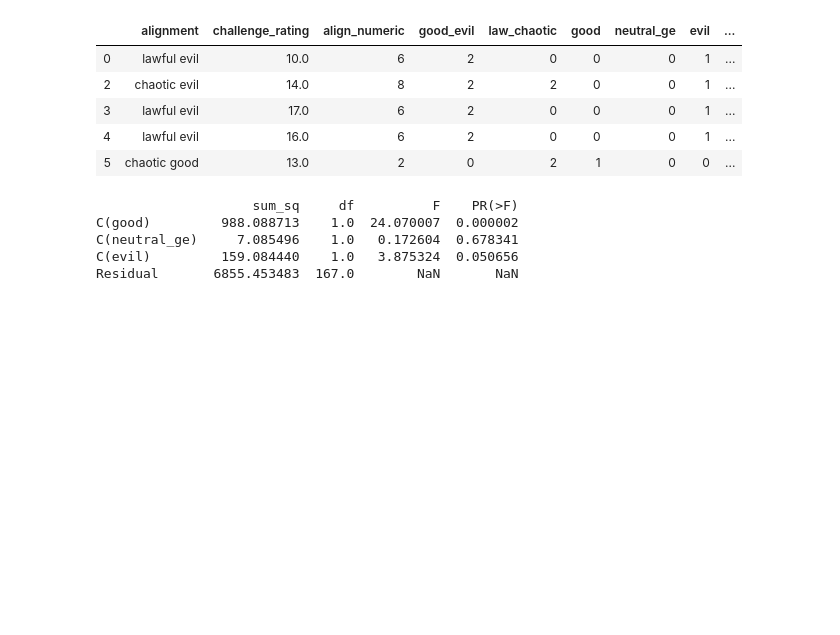
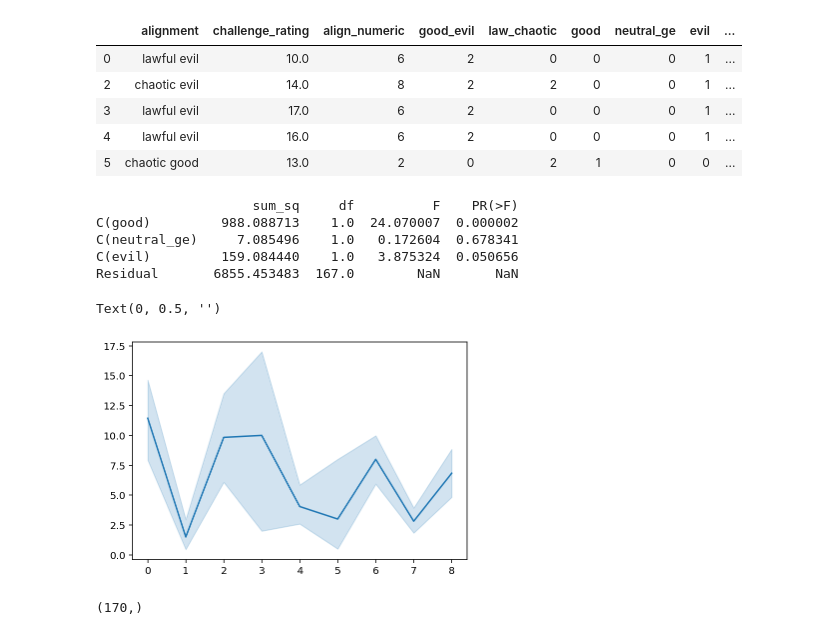
Before and after one commit to ZMBailey/dndmonsters, a Jupyter notebook: monster_stats.ipynb, the cells around one changed output. Drawn from its saved outputs; the diff is of its cells as text; code cells hidden in the pictures; blank space fills up the shorter version.

Commit message:
start working on visualizations

```diff
--- a/monster_stats.ipynb
+++ b/monster_stats.ipynb
@@ -313,0 +321,17 @@ Residual       6855.453483  167.0        NaN       NaN
+# %%
+x = df_align['align_numeric']
+y = df_align['challenge_rating']
+# %%
+sns.lineplot(x,y)
+plt.xlabel('')
+plt.ylabel('')
+#plt.savefig('line.png')
+# %% [output]
+Text(0, 0.5, '')
+[figure, added]
+# %%
+import numpy as np
+x2 = np.random.rand(170)
+x2.shape
+# %% [output]
+(170,)
```
Also changed, not shown: parts of 4 cells of this notebook.
